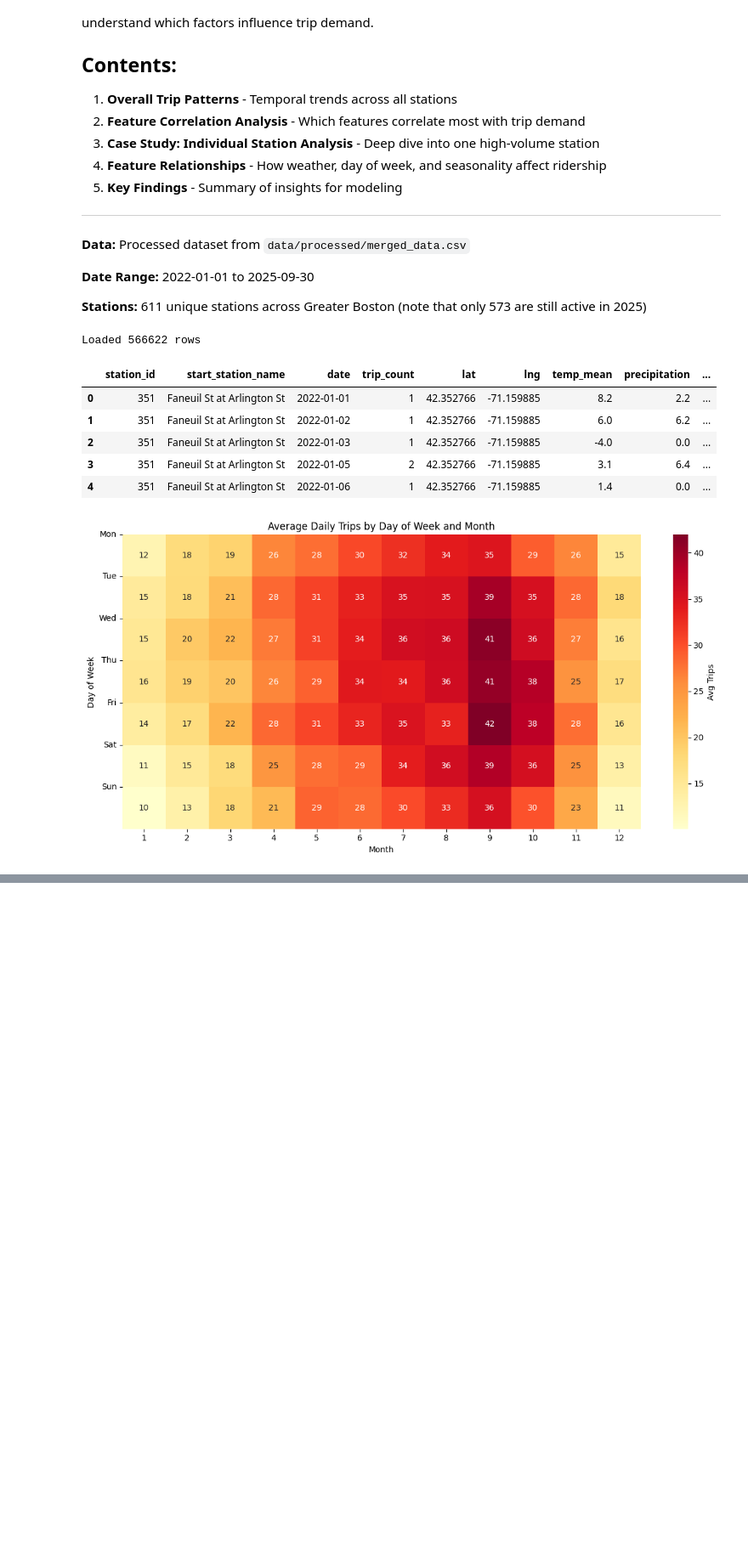
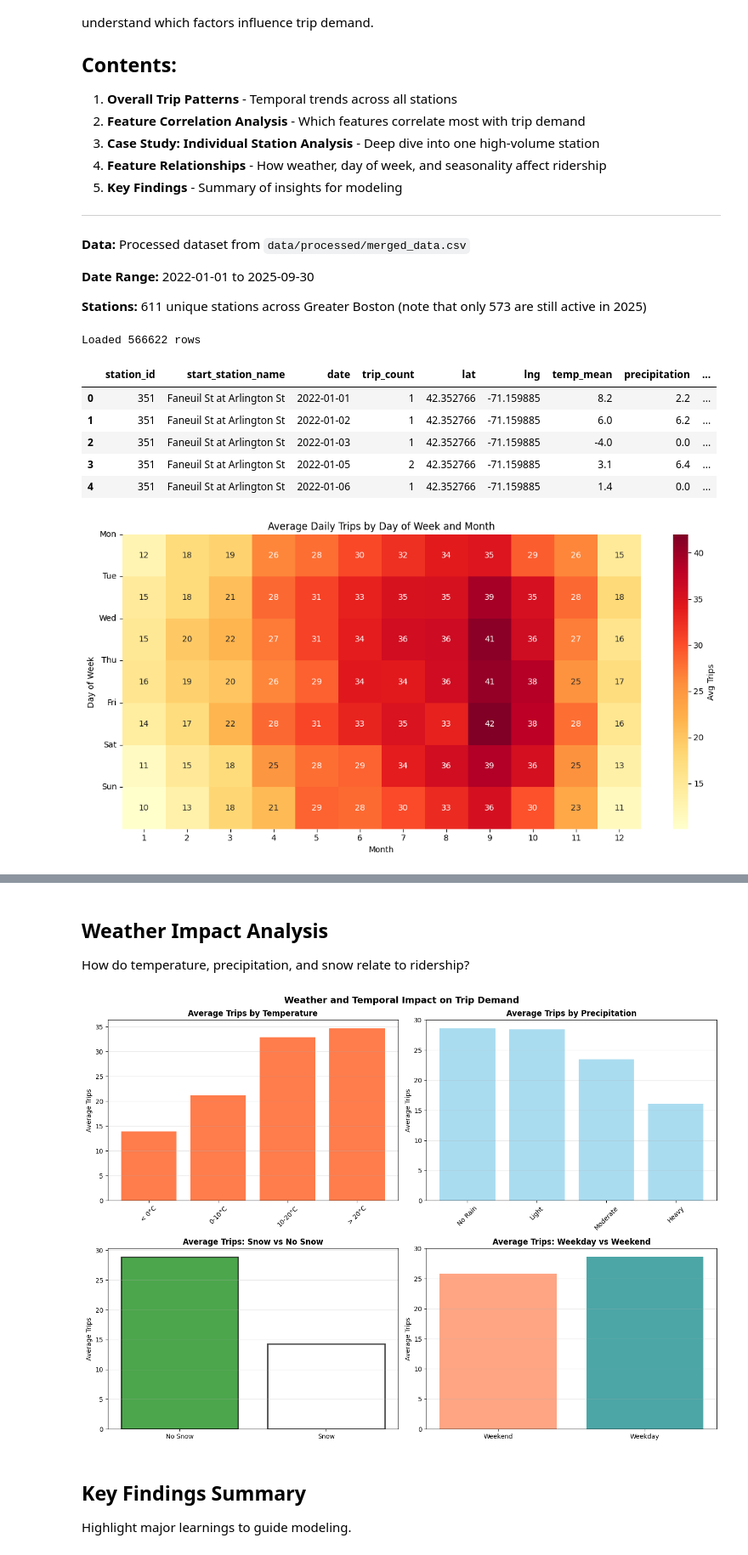
Before and after one commit to julianl05/506-final-project, a Jupyter notebook: notebooks/visualisations_and_feature_analysis.ipynb, the cells around one changed output, grey strips where cells are left out. Shown at 85% size. Cells and saved outputs as stored; diff of their text form; code cells hidden in the pictures; blank space fills up the shorter version.

```diff
--- a/notebooks/visualisations_and_feature_analysis.ipynb
+++ b/notebooks/visualisations_and_feature_analysis.ipynb
@@ -156,0 +553,63 @@ Mapped 546 stations
+# %% [markdown]
+## Weather Impact Analysis
+
+How do temperature, precipitation, and snow relate to ridership?
+# %%
+# Compare trip counts across weather conditions
+fig, axes = plt.subplots(2, 2, figsize=(14, 10))
+
+# Temperature bins
+temp_bins = [-20, 0, 10, 20, 35]
+temp_labels = ['< 0°C', '0-10°C', '10-20°C', '> 20°C']
+df['temp_category'] = pd.cut(df['temp_mean'], bins=temp_bins, labels=temp_labels)
+temp_impact = df.groupby('temp_category')['trip_count'].mean()
+
+axes[0, 0].bar(range(len(temp_impact)), temp_impact.values, color='orangered', alpha=0.7)
+axes[0, 0].set_title('Average Trips by Temperature', fontweight='bold')
+axes[0, 0].set_xticks(range(len(temp_impact)))
+axes[0, 0].set_xticklabels(temp_labels, rotation=45)
+axes[0, 0].set_ylabel('Average Trips')
+axes[0, 0].grid(True, alpha=0.3, axis='y')
+
+# Precipitation
+precip_bins = [0, 0.1, 5, 20, 100]
+precip_labels = ['No Rain', 'Light', 'Moderate', 'Heavy']
+df['precip_category'] = pd.cut(df['precipitation'], bins=precip_bins, labels=precip_labels)
+precip_impact = df.groupby('precip_category')['trip_count'].mean()
+
+axes[0, 1].bar(range(len(precip_impact)), precip_impact.values, color='skyblue', alpha=0.7)
+axes[0, 1].set_title('Average Trips by Precipitation', fontweight='bold')
+axes[0, 1].set_xticks(range(len(precip_impact)))
+axes[0, 1].set_xticklabels(precip_labels, rotation=45)
+axes[0, 1].set_ylabel('Average Trips')
+axes[0, 1].grid(True, alpha=0.3, axis='y')
+
+# Snowfall
+snow_impact = df.groupby(df['snowfall'] > 0)['trip_count'].mean()
+axes[1, 0].bar(['No Snow', 'Snow'], snow_impact.values, color=['green', 'white'],
+               alpha=0.7, edgecolor='black', linewidth=2)
+axes[1, 0].set_title('Average Trips: Snow vs No Snow', fontweight='bold')
+axes[1, 0].set_ylabel('Average Trips')
+axes[1, 0].grid(True, alpha=0.3, axis='y')
+
+# Weekday vs Weekend
+weekday_impact = df.groupby(df['day_of_week'] < 5)['trip_count'].mean()
+axes[1, 1].bar(['Weekend', 'Weekday'], [weekday_impact[False], weekday_impact[True]],
+               color=['coral', 'teal'], alpha=0.7)
+axes[1, 1].set_title('Average Trips: Weekday vs Weekend', fontweight='bold')
+axes[1, 1].set_ylabel('Average Trips')
+axes[1, 1].grid(True, alpha=0.3, axis='y')
+
+plt.suptitle('Weather and Temporal Impact on Trip Demand', fontsize=14, fontweight='bold')
+plt.tight_layout()
+plt.savefig('../visualizations/weather_impact_analysis.png', dpi=200, bbox_inches='tight')
+plt.show()
+
+# Clean up temporary columns
+df = df.drop(['temp_category', 'precip_category'], axis=1)
+# %% [output]
+[figure, added]
+# %% [markdown]
+## Key Findings Summary
+
+Highlight major learnings to guide modeling.
```
Also changed, not shown: parts of 14 cells of this notebook, 7 other files.
